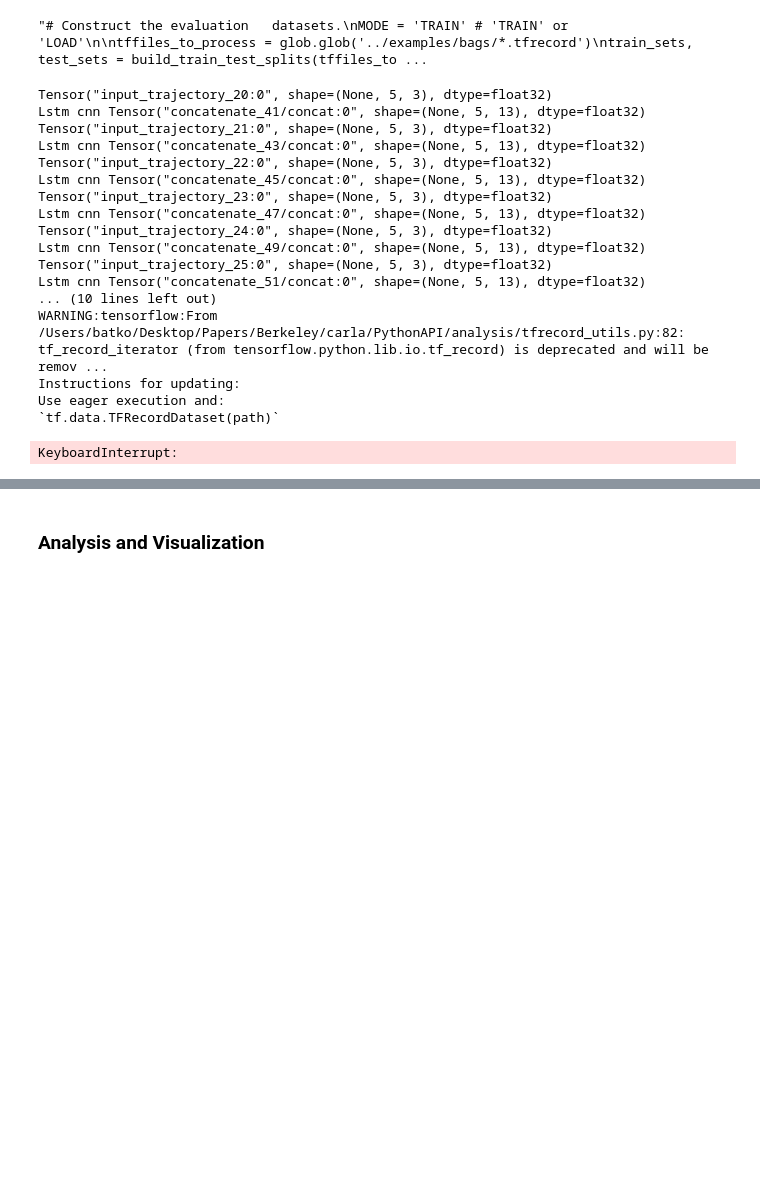
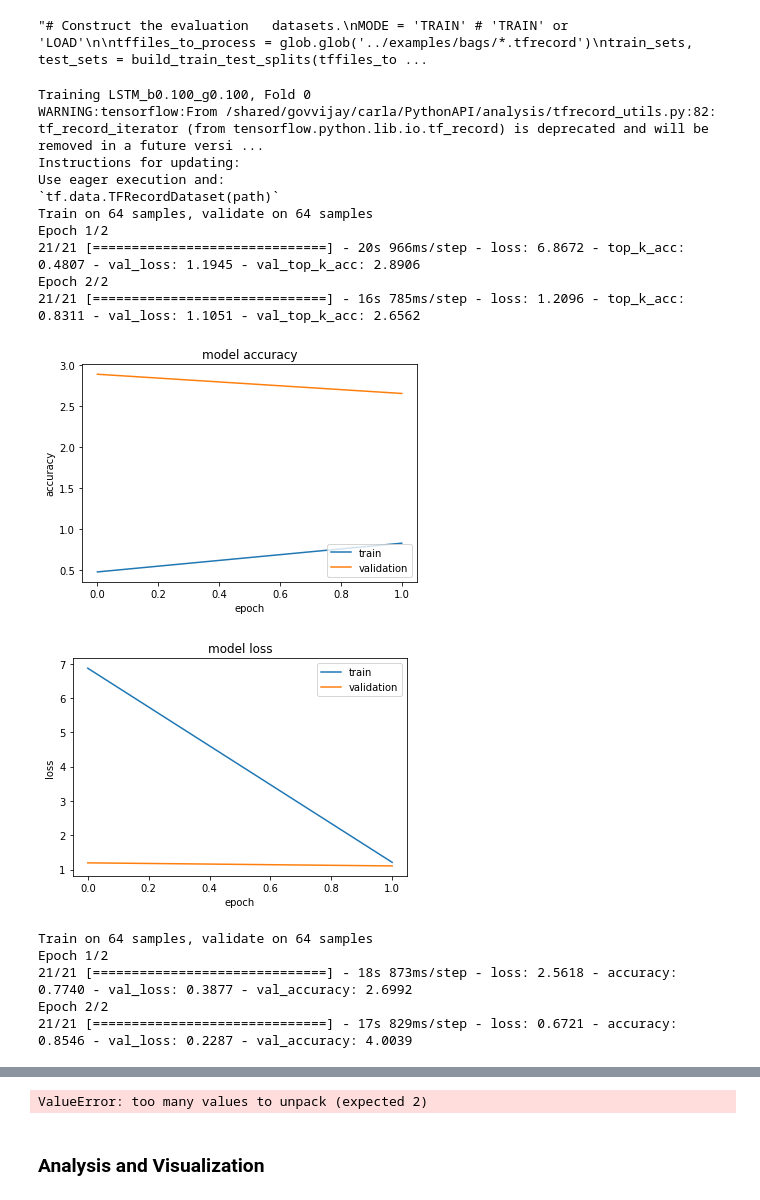
Before and after one commit to MPC-Berkeley/carla, a Jupyter notebook: PythonAPI/analysis/models_analysis_tfrecords.ipynb, the cells around one changed output, grey strips where cells are left out. Drawn from its saved outputs; the diff is of its cells as text; code cells hidden in the pictures; blank space fills up the shorter version.

Commit message:
VG/IB: some fixes to lstm and analysis code.

```diff
--- a/PythonAPI/analysis/models_analysis_tfrecords.ipynb
+++ b/PythonAPI/analysis/models_analysis_tfrecords.ipynb
@@ -145,8 +148,11 @@ tffiles_to_process = glob.glob('../examples/bags/*.tfrecord')
 train_sets, test_sets = build_train_test_splits(tffiles_to_process, num_tf_folds=5)
 
 # Build the model bank.
-models = [EKF_CV_MODEL(x_init=np.zeros(5), P_init=np.eye(5), R=np.diag([1e-3]*3), dt=0.1)]
-names =  ['EKF_CV']
+#models = [EKF_CV_MODEL(x_init=np.zeros(5), P_init=np.eye(5), R=np.diag([1e-3]*3), dt=0.1)]
+#names =  ['EKF_CV']
+
+models = []
+names  = []
 
 # Create saving directories.
 if not os.path.exists('./model'):
@@ -169,8 +175,10 @@ hidden_dim = 100
 top_k_goal = [0,1,2]
 
 
-for gamma in [0.001, 0.1, 1.0]:
-    for beta in [0.001, 0.1, 1.0]:
+for gamma in [0.1]:
+    for beta in [0.1]:
+# for gamma in [0.001, 0.1, 1.0]:
+#     for beta in [0.001, 0.1, 1.0]:
         models.append(
             CombinedLSTM(history_shape,
                          goal_position_shape,
@@ -198,8 +206,7 @@ models.append(
 ) # no goal provided, beta gamma irrelevant, don't use for goal classification
 
 names.append('LSTM_no_goal')
-train_sets = [train_sets[0]]
-tesst_sets = [test_sets[0]]
+
 model_res_dict = {} # same indexing/length as names/models
 if MODE is 'TRAIN':
     for name, model in zip(names, models):
@@ -224,11 +231,16 @@ if MODE is 'TRAIN':
         for i_fold, (train_set, test_set) in enumerate(zip(train_sets, test_sets)):
 
             print('Training %s, Fold %d' % (name, i_fold))
-            model.fit(train_set, test_set)
+            if 'EKF' in name:
+                model.fit(train_set, test_set)
+            else:
+                model.fit(train_set, test_set, verbose=1, num_epochs=2)
+
+            #model.fit(train_set, test_set)
             model.save('./model/%s_fold%d' % (name, i_fold))
 
             for tkey, tset in zip(['train', 'test'], [train_set, test_set]):
-
+                print('Started prediction for tkey: ', tkey)
                 goal_pred, goal_gt, traj_pred_dict, traj_gt = model.predict(tset) # either no goal or ground truth
                 N_instances = goal_pred.shape[0]
 
@@ -240,51 +252,54 @@ if MODE is 'TRAIN':
                     meand, mind, maxd = dist_by_timestep(traj_pred_dict, traj_gt[:,:,:2])
                     metric_dict[tkey]['gtraj_dist_vs_N'].append(meand)
 
-                    goal_pred, traj_pred_dict = model.predict(tset, top_k_goal)
+                    goal_pred, goal_gt, traj_pred_dict, traj_gt = model.predict(tset, top_k_goal)
                     wmeand = weighted_dist_by_timestep(goal_pred, traj_pred_dict, traj_gt[:,:,:2])
                     metric_dict[tkey]['wtraj_dist_vs_N'].append(wmeand)
                     # populate gtraj_dist_vs_N (gt)
                     # and do multimodal
 
                 t1 = top_k_accuracy(goal_pred, goal_gt, k=1)
                 t3 = top_k_accuracy(goal_pred, goal_gt, k=3)
                 t5 = top_k_accuracy(goal_pred, goal_gt, k=5)
 
                 ment = mean_entropy(goal_pred)
                 metric_dict[tkey]['N_instances'].append(N_instances)
                 metric_dict[tkey]['goal_top_1_acc'].append(t1)
                 metric_dict[tkey]['goal_top_3_acc'].append(t3)
                 metric_dict[tkey]['goal_top_5_acc'].append(t5)
                 metric_dict[tkey]['goal_entropy'].append(ment)
 
                 # TODO: save predictions/labels?
+            if i_fold == 0:
+                break
+
 
         model_res_dict[name] = metric_dict
+        print(name, ' finished.')
 
     # save the model_res_dict to ./results
     filename = 'model_comparison_dict.pkl'
     pickle.dump(model_res_dict, open('./results/%s' % res_filename, 'wb'))
 elif MODE is 'LOAD':
     # TODO: maybe load models if needed?
     model_res_dict = pickle.load(open('./results/%s' % res_filename, 'rb'))
 else:
     raise ValueError("Invalid mode!")
 # %% [output]
-Tensor("input_trajectory_20:0", shape=(None, 5, 3), dtype=float32)
-Lstm cnn Tensor("concatenate_41/concat:0", shape=(None, 5, 13), dtype=float32)
-Tensor("input_trajectory_21:0", shape=(None, 5, 3), dtype=float32)
-Lstm cnn Tensor("concatenate_43/concat:0", shape=(None, 5, 13), dtype=float32)
-Tensor("input_trajectory_22:0", shape=(None, 5, 3), dtype=float32)
-Lstm cnn Tensor("concatenate_45/concat:0", shape=(None, 5, 13), dtype=float32)
-Tensor("input_trajectory_23:0", shape=(None, 5, 3), dtype=float32)
-Lstm cnn Tensor("concatenate_47/concat:0", shape=(None, 5, 13), dtype=float32)
-Tensor("input_trajectory_24:0", shape=(None, 5, 3), dtype=float32)
-Lstm cnn Tensor("concatenate_49/concat:0", shape=(None, 5, 13), dtype=float32)
-Tensor("input_trajectory_25:0", shape=(None, 5, 3), dtype=float32)
-Lstm cnn Tensor("concatenate_51/concat:0", shape=(None, 5, 13), dtype=float32)
-... (10 lines left out)
-WARNING:tensorflow:From /Users/batko/Desktop/Papers/Berkeley/carla/PythonAPI/analysis/tfrecord_utils.py:82: tf_record_iterator (from tensorflow.python.lib.io.tf_record) is deprecated and will be remov ...
+Training LSTM_b0.100_g0.100, Fold 0
+WARNING:tensorflow:From /shared/govvijay/carla/PythonAPI/analysis/tfrecord_utils.py:82: tf_record_iterator (from tensorflow.python.lib.io.tf_record) is deprecated and will be removed in a future versi ...
 Instructions for updating:
 Use eager execution and:
 `tf.data.TFRecordDataset(path)`
+Train on 64 samples, validate on 64 samples
+Epoch 1/2
+21/21 [==============================] - 20s 966ms/step - loss: 6.8672 - top_k_acc: 0.4807 - val_loss: 1.1945 - val_top_k_acc: 2.8906
+Epoch 2/2
+21/21 [==============================] - 16s 785ms/step - loss: 1.2096 - top_k_acc: 0.8311 - val_loss: 1.1051 - val_top_k_acc: 2.6562
+[figure, added]
+[figure, added]
-KeyboardInterrupt:
+Train on 64 samples, validate on 64 samples
+Epoch 1/2
+21/21 [==============================] - 18s 873ms/step - loss: 2.5618 - accuracy: 0.7740 - val_loss: 0.3877 - val_accuracy: 2.6992
+Epoch 2/2
+21/21 [==============================] - 17s 829ms/step - loss: 0.6721 - accuracy: 0.8546 - val_loss: 0.2287 - val_accuracy: 4.0039
@@ -291,3 +325,4 @@ KeyboardInterrupt:
+ValueError: too many values to unpack (expected 2)
 # %% [markdown]
 ### Analysis and Visualization
 # %%
```
Also changed, not shown: parts of 3 cells of this notebook, 1 other file.
